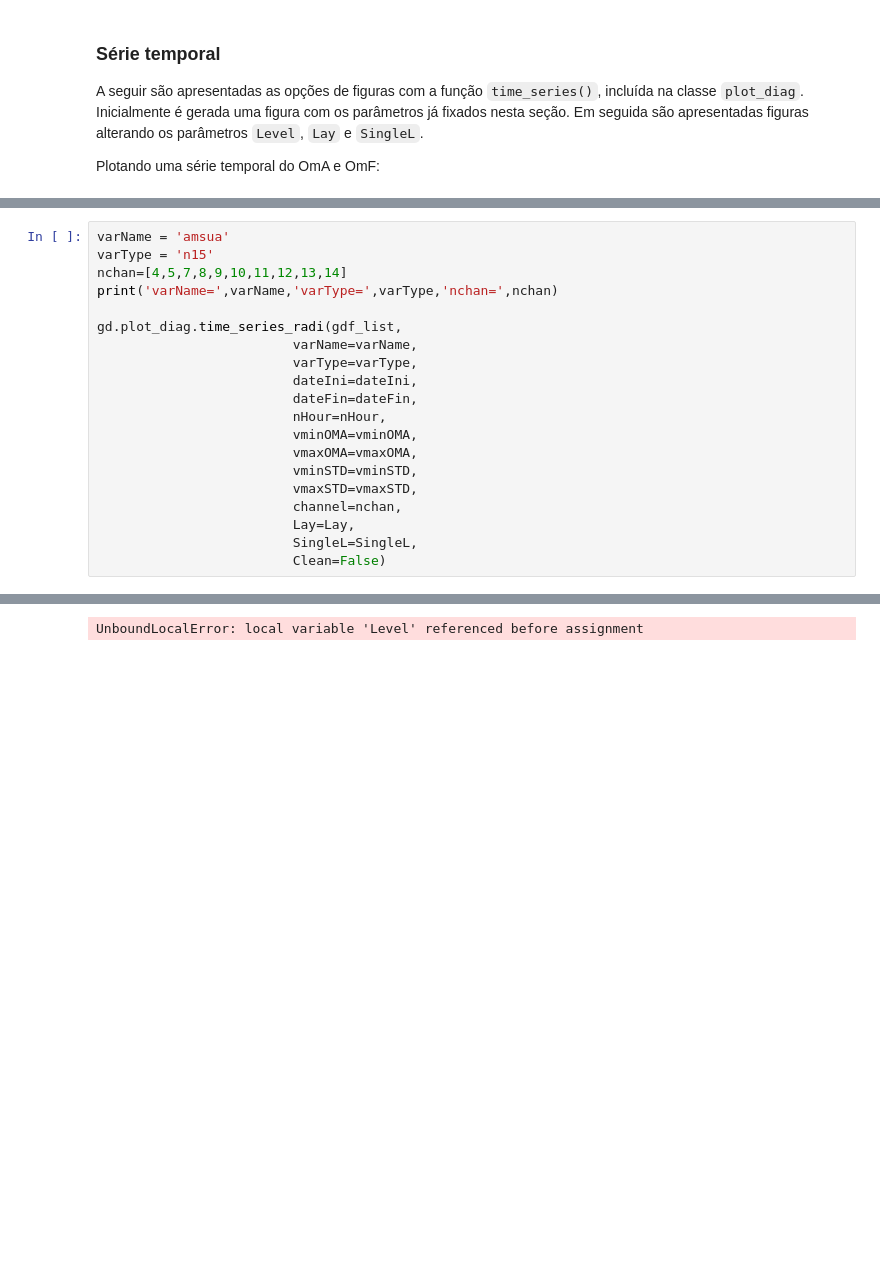
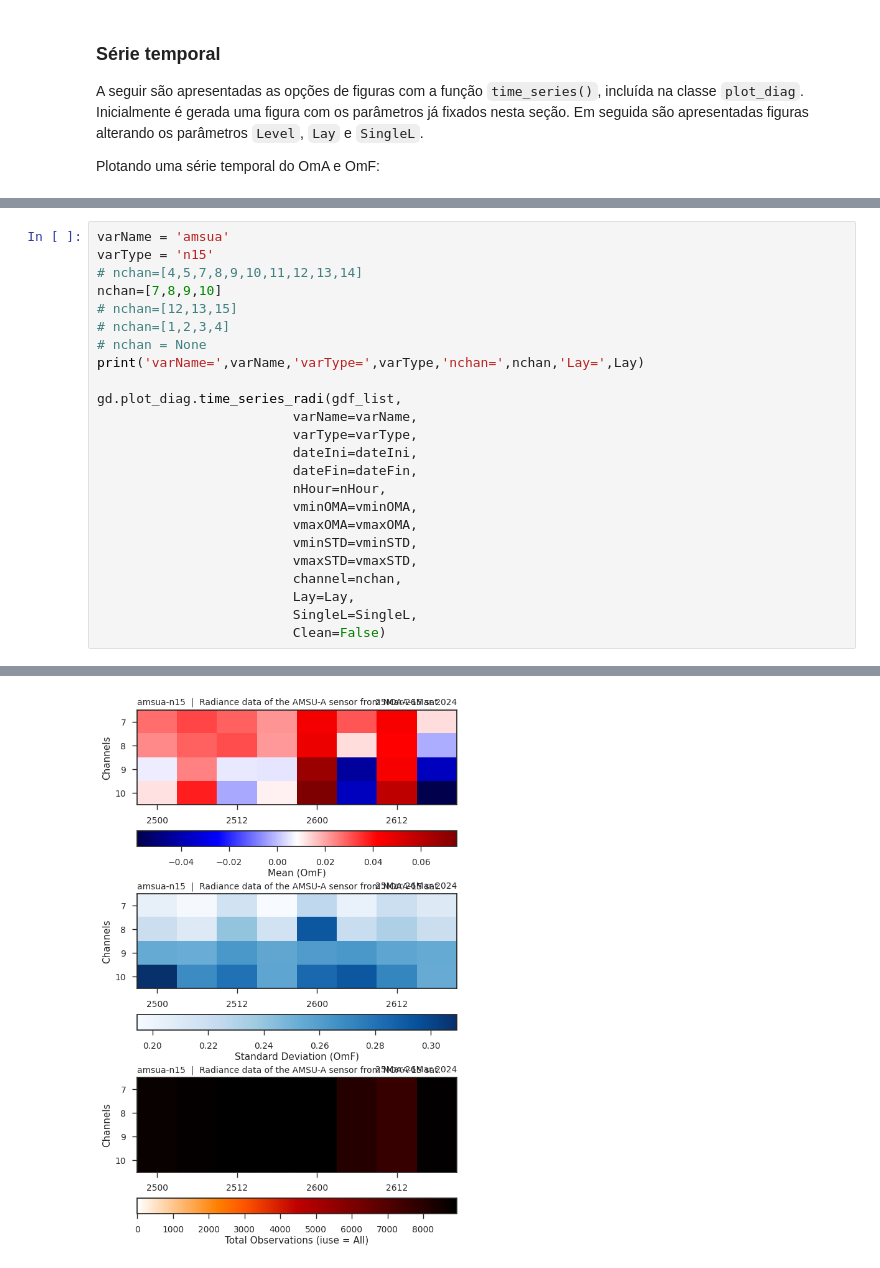
Before and after one commit to viezelc/readDiag, a Jupyter notebook: notebooks/readDiag_radia_serie_sapu.ipynb, the cells around one changed output, grey strips where cells are left out. Cells and saved outputs as stored; diff of their text form; blank space fills up the shorter version.

```diff
--- a/notebooks/readDiag_radia_serie_sapu.ipynb
+++ b/notebooks/readDiag_radia_serie_sapu.ipynb
@@ -329,8 +331,12 @@ varName= amsua varType= n15 nchan= 6
 # %%
 varName = 'amsua'
 varType = 'n15'
-nchan=[4,5,7,8,9,10,11,12,13,14]
-print('varName=',varName,'varType=',varType,'nchan=',nchan)
+# nchan=[4,5,7,8,9,10,11,12,13,14]
+nchan=[7,8,9,10]
+# nchan=[12,13,15]
+# nchan=[1,2,3,4]
+# nchan = None
+print('varName=',varName,'varType=',varType,'nchan=',nchan,'Lay=',Lay)
 
 gd.plot_diag.time_series_radi(gdf_list,
                          varName=varName,
@@ -357 +373 @@ varName= amsua varType= n15 nchan= [4, 5, 7, 8, 9, 10, 11, 12, 13, 14]
-UnboundLocalError: local variable 'Level' referenced before assignment
+[figure, added]
```
Also changed, not shown: parts of 10 cells of this notebook, 1 other file.
